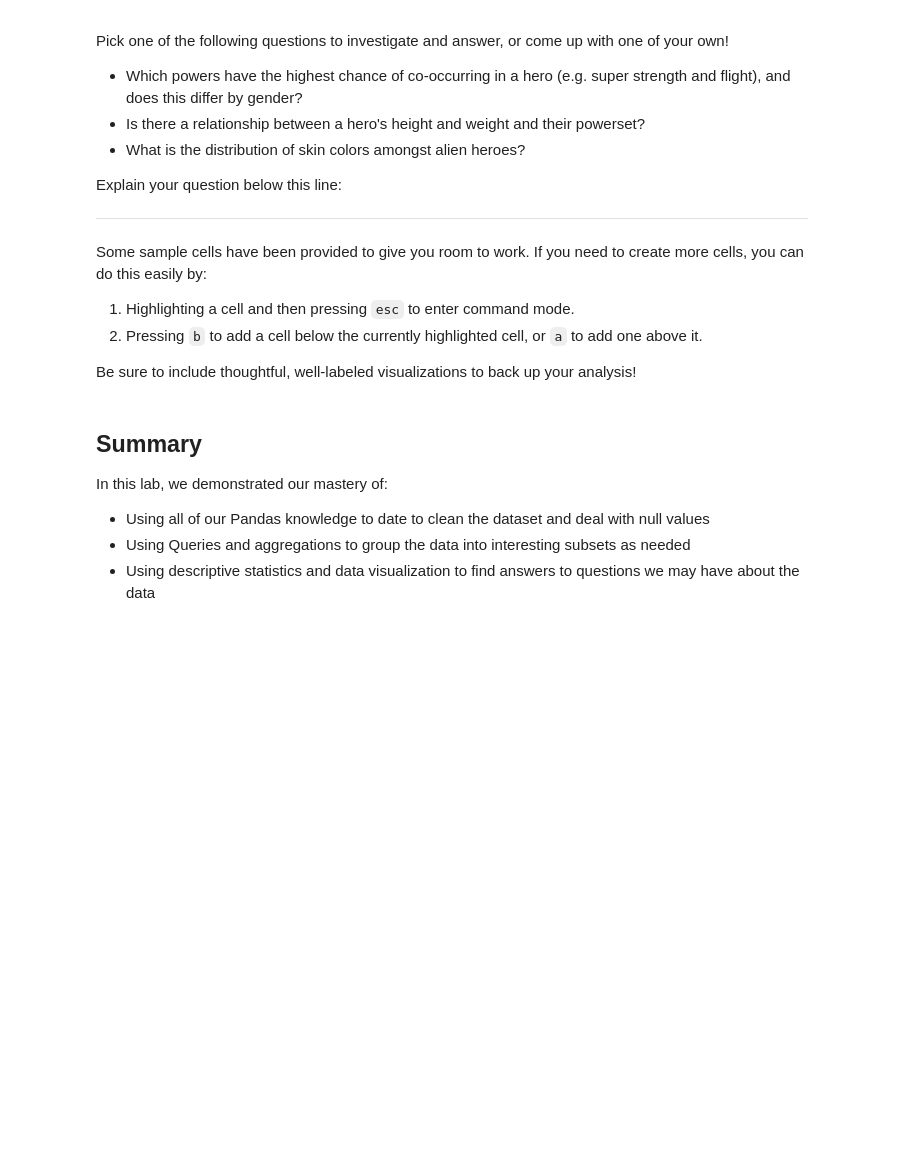
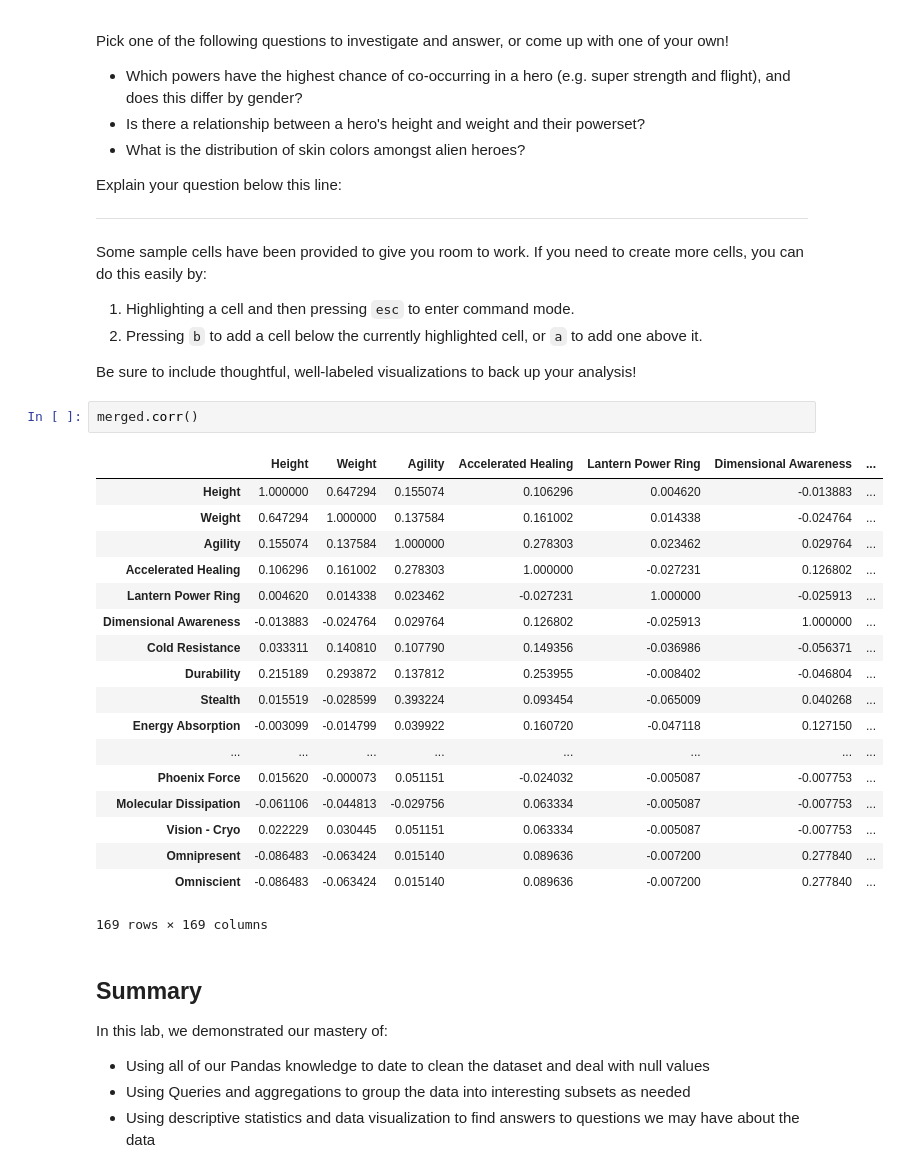
Before and after one commit to ortsed/dsc-data-cleaning-project-dc-ds-career-042219, a Jupyter notebook: index.ipynb, the cells around one changed output. Drawn from its saved outputs; the diff is of its cells as text; blank space fills up the shorter version.

```diff
--- a/index.ipynb
+++ b/index.ipynb
@@ -365,6 +365,27 @@ Some sample cells have been provided to give you room to work. If you need to cr
 1. Pressing `b` to add a cell below the currently highlighted cell, or `a` to add one above it.
 
 Be sure to include thoughtful, well-labeled visualizations to back up your analysis!
+# %%
+merged.corr()
+# %% [output]
+|  | Height | Weight | Agility | Accelerated Healing | Lantern Power Ring | Dimensional Awareness | ... |
+| Height | 1.000000 | 0.647294 | 0.155074 | 0.106296 | 0.004620 | -0.013883 | ... |
+| Weight | 0.647294 | 1.000000 | 0.137584 | 0.161002 | 0.014338 | -0.024764 | ... |
+| Agility | 0.155074 | 0.137584 | 1.000000 | 0.278303 | 0.023462 | 0.029764 | ... |
+| Accelerated Healing | 0.106296 | 0.161002 | 0.278303 | 1.000000 | -0.027231 | 0.126802 | ... |
+| Lantern Power Ring | 0.004620 | 0.014338 | 0.023462 | -0.027231 | 1.000000 | -0.025913 | ... |
+| Dimensional Awareness | -0.013883 | -0.024764 | 0.029764 | 0.126802 | -0.025913 | 1.000000 | ... |
+| Cold Resistance | 0.033311 | 0.140810 | 0.107790 | 0.149356 | -0.036986 | -0.056371 | ... |
+| Durability | 0.215189 | 0.293872 | 0.137812 | 0.253955 | -0.008402 | -0.046804 | ... |
+| Stealth | 0.015519 | -0.028599 | 0.393224 | 0.093454 | -0.065009 | 0.040268 | ... |
+| Energy Absorption | -0.003099 | -0.014799 | 0.039922 | 0.160720 | -0.047118 | 0.127150 | ... |
+| ... | ... | ... | ... | ... | ... | ... | ... |
+| Phoenix Force | 0.015620 | -0.000073 | 0.051151 | -0.024032 | -0.005087 | -0.007753 | ... |
+| Molecular Dissipation | -0.061106 | -0.044813 | -0.029756 | 0.063334 | -0.005087 | -0.007753 | ... |
+| Vision - Cryo | 0.022229 | 0.030445 | 0.051151 | 0.063334 | -0.005087 | -0.007753 | ... |
+| Omnipresent | -0.086483 | -0.063424 | 0.015140 | 0.089636 | -0.007200 | 0.277840 | ... |
+| Omniscient | -0.086483 | -0.063424 | 0.015140 | 0.089636 | -0.007200 | 0.277840 | ... |
+169 rows × 169 columns
 # %% [markdown]
 ## Summary
 
```
